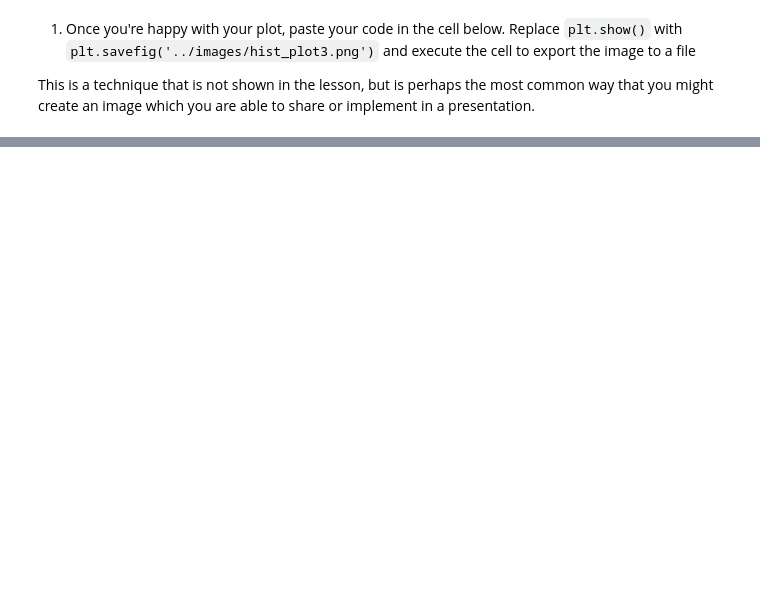
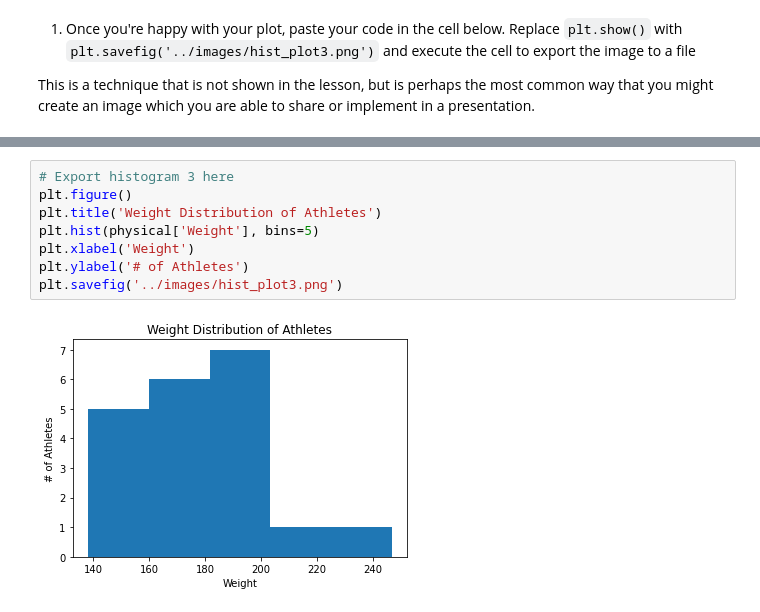
Before and after one commit to timchilders/ds-precourse-histograms, a Jupyter notebook: notebooks/histogram_challenges.ipynb, the cells around one changed output, grey strips where cells are left out. Cells and saved outputs as stored; diff of their text form; blank space fills up the shorter version.

```diff
--- a/notebooks/histogram_challenges.ipynb
+++ b/notebooks/histogram_challenges.ipynb
@@ -149,0 +150,10 @@ This is a technique that is not shown in the lesson, but is perhaps the most com
+# %%
+# Export histogram 3 here
+plt.figure()
+plt.title('Weight Distribution of Athletes')
+plt.hist(physical['Weight'], bins=5)
+plt.xlabel('Weight')
+plt.ylabel('# of Athletes')
+plt.savefig('../images/hist_plot3.png')
+# %% [output]
+[figure, added]
```
Also changed, not shown: parts of 2 cells of this notebook, 1 other file.
